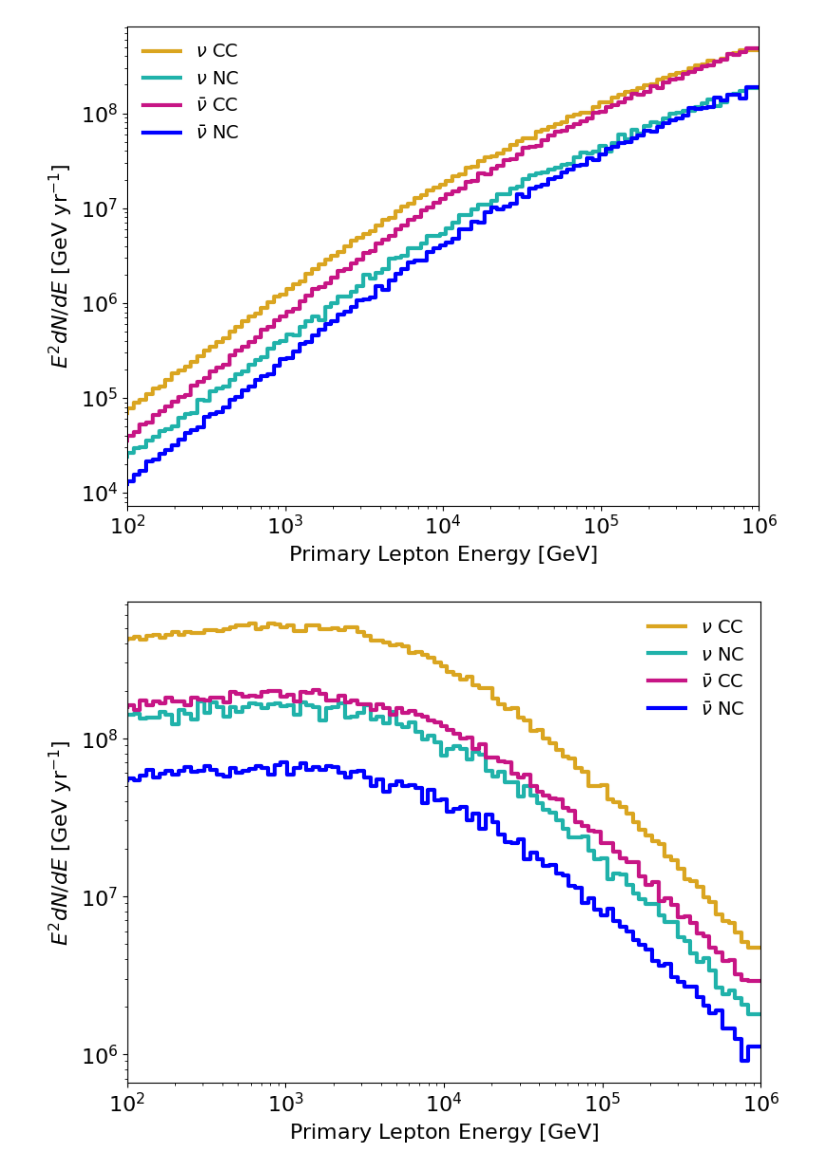
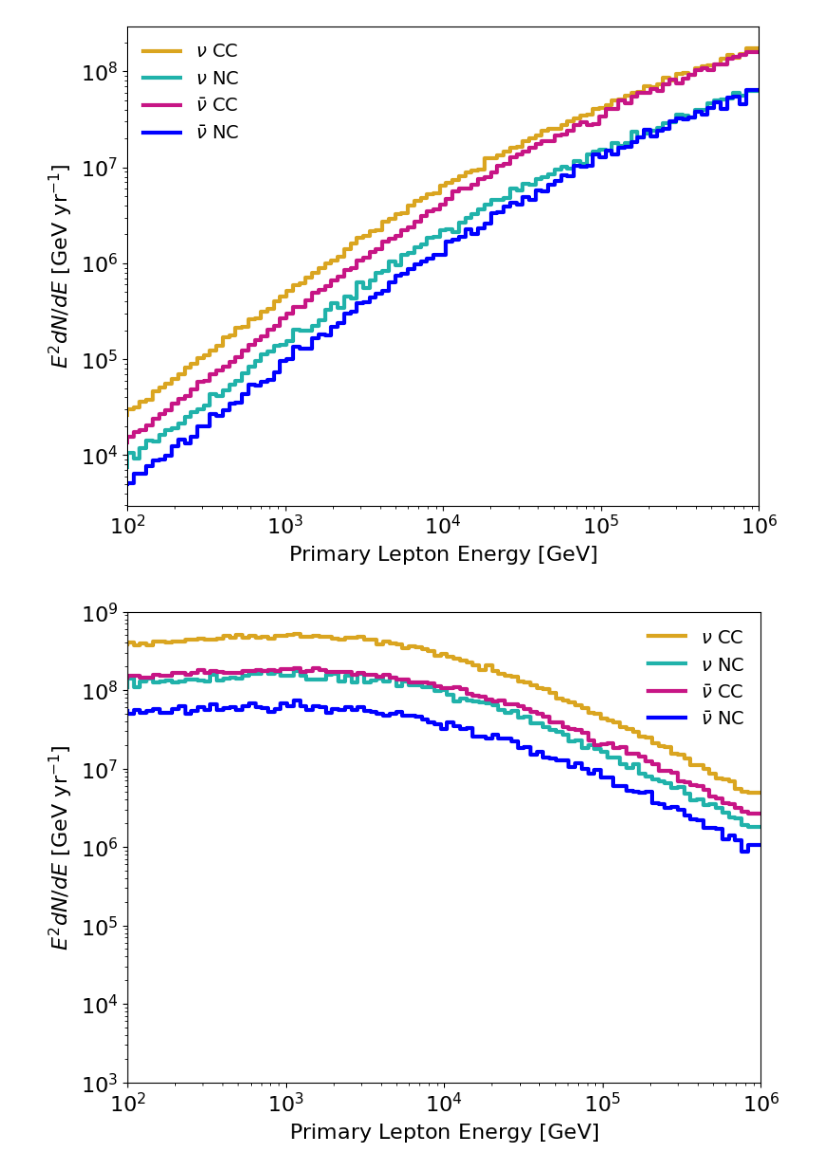
Before and after one commit to Harvard-Neutrino/SIREN, a Jupyter notebook: resources/Examples/AdditionalPaperPlots/PaperPlots.ipynb, the cells around one changed output. Drawn from its saved outputs; the diff is of its cells as text; code cells hidden in the pictures.

Commit message:
more plots related to reweighting

```diff
--- a/resources/Examples/AdditionalPaperPlots/PaperPlots.ipynb
+++ b/resources/Examples/AdditionalPaperPlots/PaperPlots.ipynb
@@ -133,6 +163,8 @@ experiment = "IceCube"
 os.makedirs("output", exist_ok=True)
 
 for primary_type in particles:
+
+    print(primary_type)
 
     if os.path.isfile("output/IceCube_DIS_%d.siren_events"%(primary_type)): continue
 
@@ -159,10 +191,13 @@ for primary_type in particles:
     primary_injection_distributions["direction"] = siren.distributions.IsotropicDirection()
 
     # position
-    muon_range_func = siren.distributions.LeptonDepthFunction()
-    position_distribution = siren.distributions.ColumnDepthPositionDistribution(
-        1200, 1200.0, muon_range_func, set(controller.GetDetectorModelTargets()[0])
-    )
+    if abs(int(primary_type))==14:
+        muon_range_func = siren.distributions.LeptonDepthFunction()
+        position_distribution = siren.distributions.ColumnDepthPositionDistribution(
+            1200, 1200.0, muon_range_func, set(controller.GetDetectorModelTargets()[0])
+        )
+    else:
+        position_distribution = controller.GetCylinderVolumePositionDistributionFromSector("icecube")
     primary_injection_distributions["position"] = position_distribution
 
     # set processes
@@ -182,9 +224,9 @@ def ReweightEvents(primary_type, mode):
 
     # DIS cross section
     if int(primary_type)>0:
-        xs = siren.interactions.InteractionCollection(primary_type, [DIS_xs_CC,DIS_xs_NC])
+        xs = siren.interactions.InteractionCollection(primary_type, [DIS_xs_CC])
     else:
-        xs = siren.interactions.InteractionCollection(primary_type, [DIS_xs_CCbar,DIS_xs_NCbar])
+        xs = siren.interactions.InteractionCollection(primary_type, [DIS_xs_CCbar])
 
     controller.SetInteractions(xs,injection=False) # only set physical cross sections
 
@@ -218,10 +260,13 @@ def ReweightEvents(primary_type, mode):
     controller.SaveEvents("output/IceCube_DIS_%d_%s"%(primary_type,mode),hdf5=False,parquet=True)
 # %%
 data = {}
-for mode in ["atmo","astro"]:
+livetime = 60*60*24*365 # s yr^-1
+for mode in ["astro","atmo"]:
     data[mode] = {}
     for primary_type in particles:
         if mode=="atmo" and abs(int(primary_type))==16: continue
         if not os.path.isfile("output/IceCube_DIS_%d_%s.parquet"%(primary_type,mode)):
             ReweightEvents(primary_type, mode)
         data[mode][primary_type] = awk.from_parquet("output/IceCube_DIS_%d_%s.parquet"%(primary_type,mode))
+        error = np.sqrt(sum(data[mode][primary_type]["event_weight"]**2))*livetime
+        print(mode,primary_type,sum(data[mode][primary_type]["event_weight"])*livetime,error)
@@ -306,6 +362,7 @@ for primary_type,dataset in data["atmo"].items():
 for k,rate in rates.items():
     plt.step(bins,np.append(rate,rate[-1]),label=labels[k])
 plt.xlim(1e2,1e6)
+plt.ylim(1e3,1e9)
 plt.loglog()
 plt.legend()
 plt.ylabel(r"$E^2 dN/dE~[{\rm GeV~yr}^{-1}]$")
@@ -318,2 +375,2 @@ plt.show()
-[figure, old version]
+[figure, new version]
-[figure, old version]
+[figure, new version]
```
Also changed, not shown: parts of 7 cells of this notebook.
